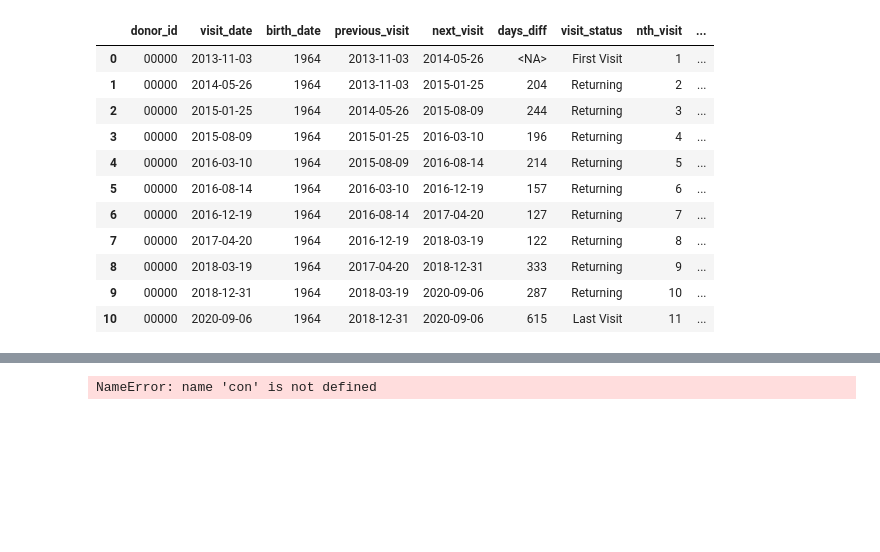
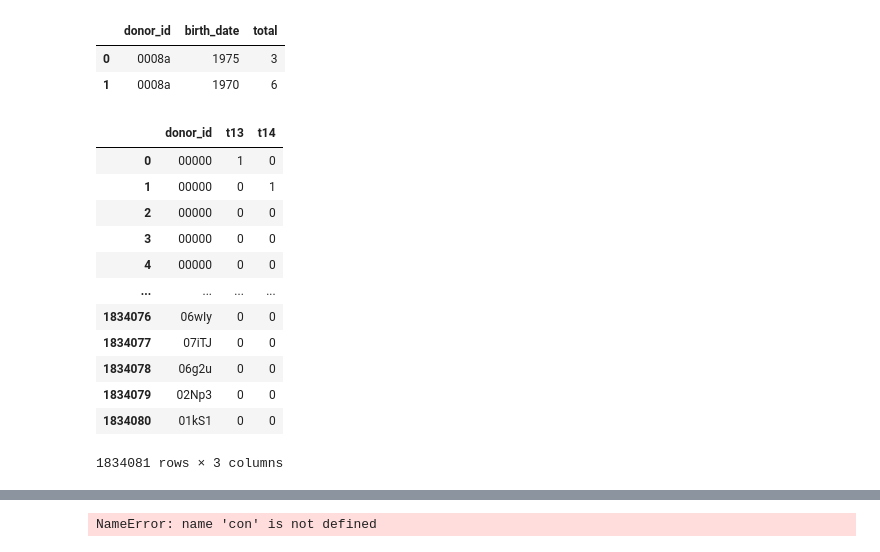
Before and after one commit to amaknabil/etl-blood-donation, a Jupyter notebook: eda/retention_eda.ipynb, the cells around one changed output, grey strips where cells are left out. Cells and saved outputs as stored; diff of their text form; code cells hidden in the pictures; blank space fills up the shorter version.

Commit message:
add eda for retention

```diff
--- a/eda/retention_eda.ipynb
+++ b/eda/retention_eda.ipynb
@@ -24,36 +32,69 @@ df
+# %%
+df = con.execute("""
+                 select donor_id, birth_date , count(birth_date) as total from retention where donor_id = '0008a' group by donor_id, birth_date
+                 """).df()
+
+df
+# %% [output]
+|  | donor_id | birth_date | total |
+| 0 | 0008a | 1975 | 3 |
+| 1 | 0008a | 1970 | 6 |
 # %%
 query = """
         select *,
         lag(visit_date,1,visit_date) over(w) as previous_visit,
         lead(visit_date,1,visit_date) over(w) as next_visit,
         coalesce(date_diff('day',lag(visit_date) over w,visit_date)) as days_diff,
         case
             when lag(visit_date) over w is null then 'First Visit'
             when lead(visit_date) over w is null then 'Last Visit'
             else 'Returning'
         end as visit_status,
         row_number() over (partition by donor_id order by visit_date) as nth_visit,
         year(visit_date) - birth_date as age,
 
         from retention
         window w as (partition by donor_id order by visit_date)
 
         order by donor_id,visit_date
         """
 
 df = con.execute(query).df()
 
-df
+# dff = con.execute("""
+#                   select * from df
+
+
+#                  """).df()
+
+dff = con.execute("""
+                  select donor_id
+                  from df
+                  where visit_status = 'First Visit'
+                  and year(visit_date) = 2013
+
+                 """).df()
+
+dfff = con.execute("""
+                  select donor_id ,
+                  case when year(visit_date) = 2013 then 1 else 0 end as t13,
+                  case when year(visit_date) = 2014 then 1 else 0 end as t14,
+                  from retention
+                  where donor_id in (select * from dff)
+
+                 """).df()
+dfff
 # %% [output]
-|  | donor_id | visit_date | birth_date | previous_visit | next_visit | days_diff | visit_status | nth_visit | ... |
-| 0 | 00000 | 2013-11-03 | 1964 | 2013-11-03 | 2014-05-26 | <NA> | First Visit | 1 | ... |
-| 1 | 00000 | 2014-05-26 | 1964 | 2013-11-03 | 2015-01-25 | 204 | Returning | 2 | ... |
-| 2 | 00000 | 2015-01-25 | 1964 | 2014-05-26 | 2015-08-09 | 244 | Returning | 3 | ... |
-| 3 | 00000 | 2015-08-09 | 1964 | 2015-01-25 | 2016-03-10 | 196 | Returning | 4 | ... |
-| 4 | 00000 | 2016-03-10 | 1964 | 2015-08-09 | 2016-08-14 | 214 | Returning | 5 | ... |
-| 5 | 00000 | 2016-08-14 | 1964 | 2016-03-10 | 2016-12-19 | 157 | Returning | 6 | ... |
-| 6 | 00000 | 2016-12-19 | 1964 | 2016-08-14 | 2017-04-20 | 127 | Returning | 7 | ... |
-| 7 | 00000 | 2017-04-20 | 1964 | 2016-12-19 | 2018-03-19 | 122 | Returning | 8 | ... |
-| 8 | 00000 | 2018-03-19 | 1964 | 2017-04-20 | 2018-12-31 | 333 | Returning | 9 | ... |
-| 9 | 00000 | 2018-12-31 | 1964 | 2018-03-19 | 2020-09-06 | 287 | Returning | 10 | ... |
-| 10 | 00000 | 2020-09-06 | 1964 | 2018-12-31 | 2020-09-06 | 615 | Last Visit | 11 | ... |
+|  | donor_id | t13 | t14 |
+| 0 | 00000 | 1 | 0 |
+| 1 | 00000 | 0 | 1 |
+| 2 | 00000 | 0 | 0 |
+| 3 | 00000 | 0 | 0 |
+| 4 | 00000 | 0 | 0 |
+| ... | ... | ... | ... |
+| 1834076 | 06wIy | 0 | 0 |
+| 1834077 | 07iTJ | 0 | 0 |
+| 1834078 | 06g2u | 0 | 0 |
+| 1834079 | 02Np3 | 0 | 0 |
+| 1834080 | 01kS1 | 0 | 0 |
+1834081 rows × 3 columns
```
Also changed, not shown: parts of 15 cells of this notebook, 1 other file.
